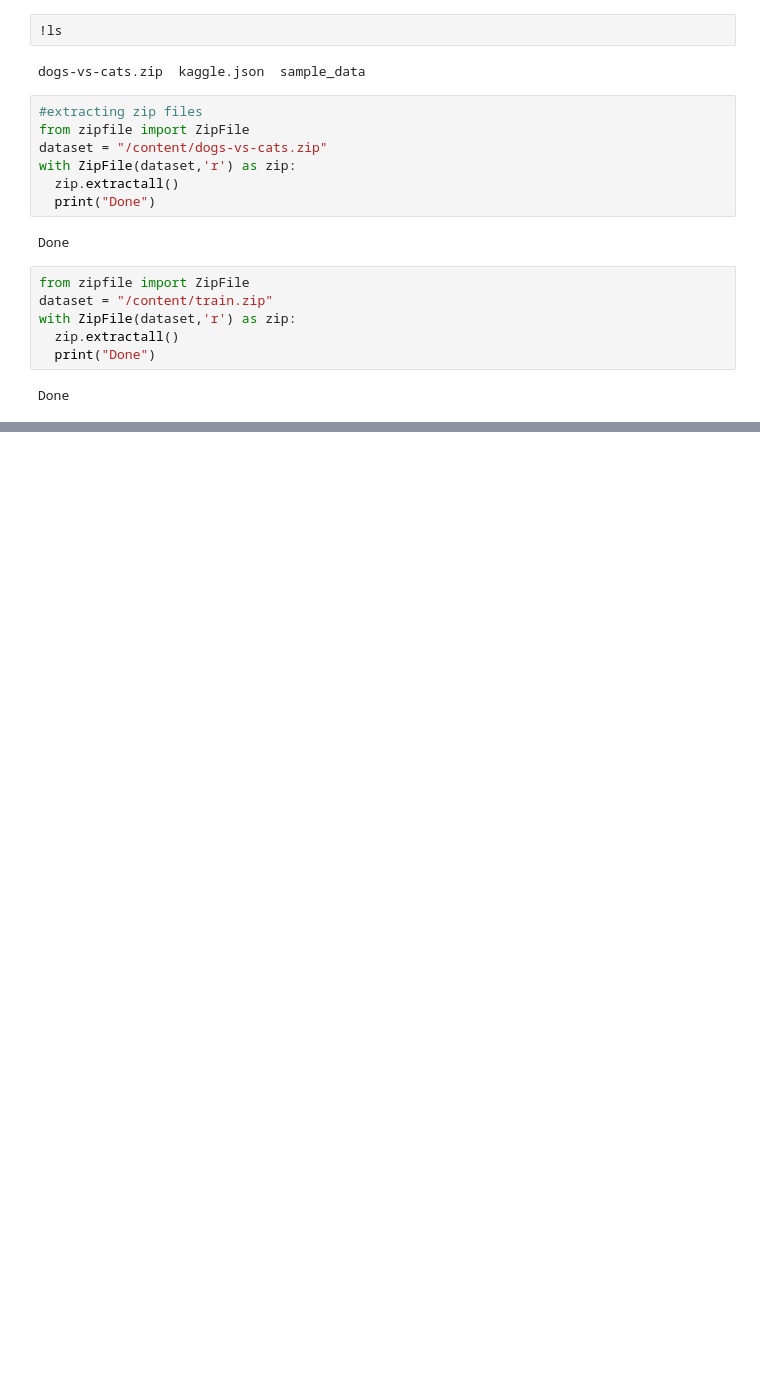
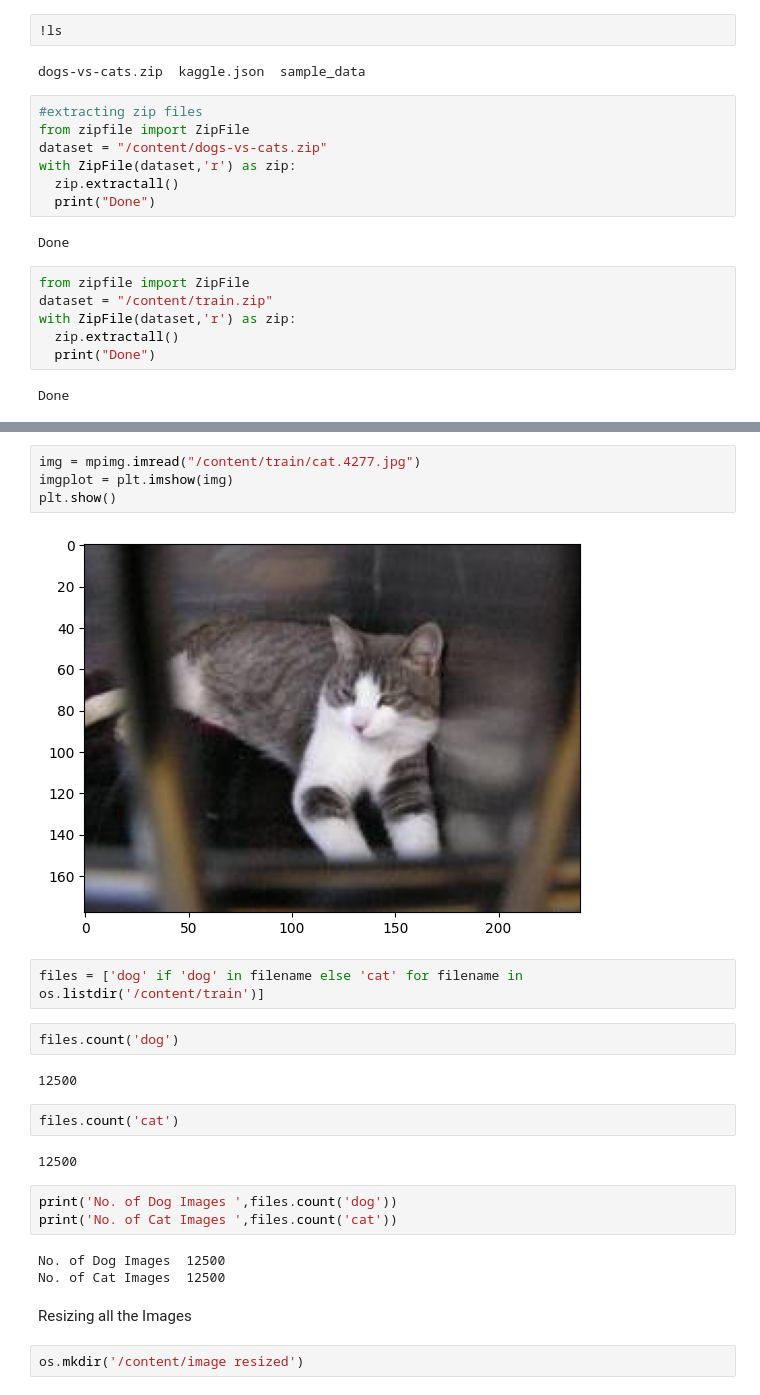
Before and after one commit to Pruthvirajsinh-Zala/DL-projects, a Jupyter notebook: Dog vs Cat Classification/Dog_vs_Cat_Classification.ipynb, the cells around one changed output, grey strips where cells are left out. Saved outputs shown, nothing was run; the diff lists cells and outputs as text; blank space fills up the shorter version.

```diff
--- a/Dog vs Cat Classification/Dog_vs_Cat_Classification.ipynb
+++ b/Dog vs Cat Classification/Dog_vs_Cat_Classification.ipynb
@@ -57,0 +82,26 @@ Done
+# %%
+img = mpimg.imread("/content/train/cat.4277.jpg")
+imgplot = plt.imshow(img)
+plt.show()
+# %% [output]
+[figure, added]
+# %%
+files = ['dog' if 'dog' in filename else 'cat' for filename in os.listdir('/content/train')]
+# %%
+files.count('dog')
+# %% [output]
+12500
+# %%
+files.count('cat')
+# %% [output]
+12500
+# %%
+print('No. of Dog Images ',files.count('dog'))
+print('No. of Cat Images ',files.count('cat'))
+# %% [output]
+No. of Dog Images  12500
+No. of Cat Images  12500
+# %% [markdown]
+Resizing all the Images
+# %%
+os.mkdir('/content/image resized')
```
Also changed, not shown: parts of 18 cells of this notebook.
